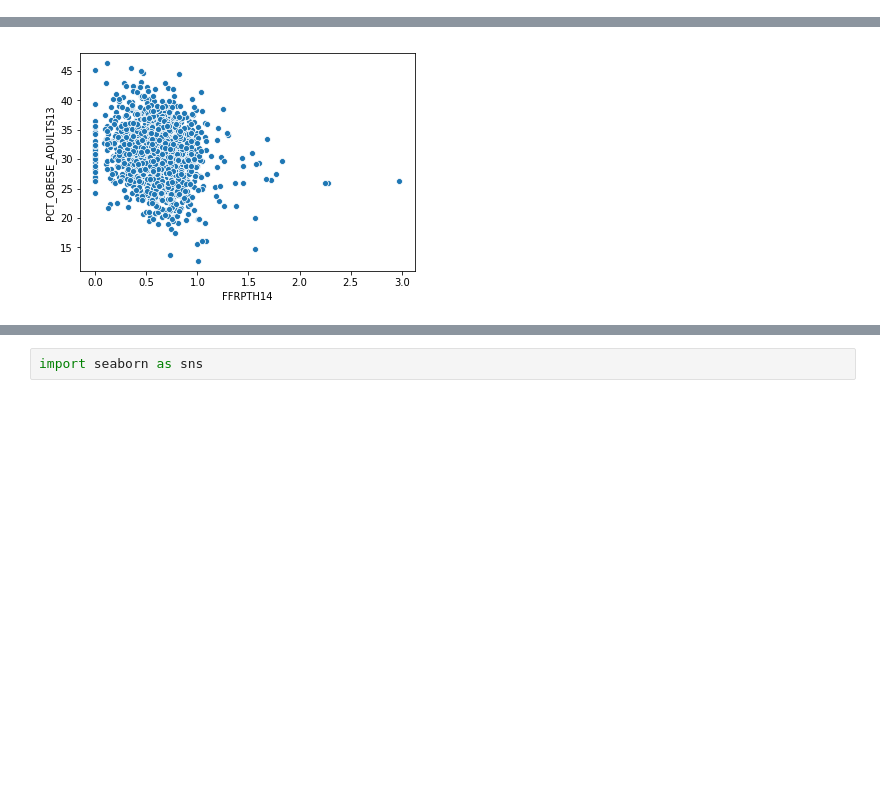
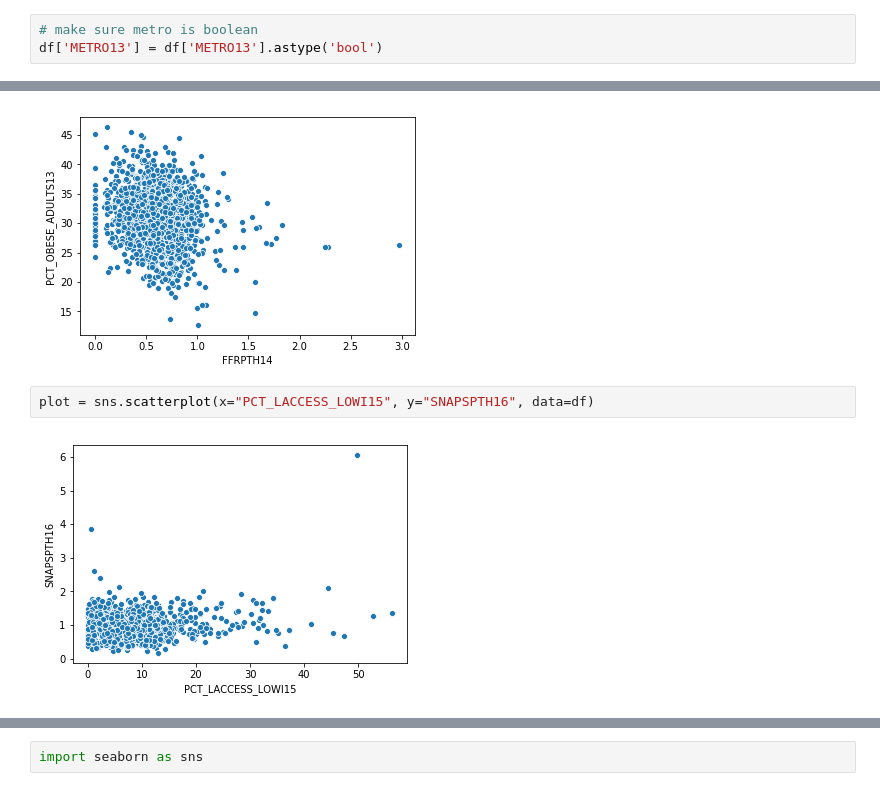
Before and after one commit to rserur/food-atlas-viz-app, a Jupyter notebook: rebecca_notebook.ipynb, the cells around one changed output, grey strips where cells are left out. Drawn from its saved outputs; the diff is of its cells as text; blank space fills up the shorter version.

Commit message:
did more work on the data model

```diff
--- a/rebecca_notebook.ipynb
+++ b/rebecca_notebook.ipynb
@@ -350,6 +351,9 @@ PCT_LACCESS_HISP15       0
 PCT_LACCESS_POP15        0
 PCT_LACCESS_BLACK15      0
 dtype: int64
+# %%
+# make sure metro is boolean
+df['METRO13'] = df['METRO13'].astype('bool')
 # %%
 # dtypes look good
 print(df.dtypes)
@@ -422,3 +448,7 @@ plot = sns.scatterplot(x="FFRPTH14", y="PCT_DIABETES_ADULTS13", data=df)
 plot = sns.scatterplot(x="FFRPTH14", y="PCT_OBESE_ADULTS13", data=df)
 # %% [output]
 [figure]
+# %%
+plot = sns.scatterplot(x="PCT_LACCESS_LOWI15", y="SNAPSPTH16", data=df)
+# %% [output]
+[figure, added]
```
Also changed, not shown: parts of 8 cells of this notebook.
